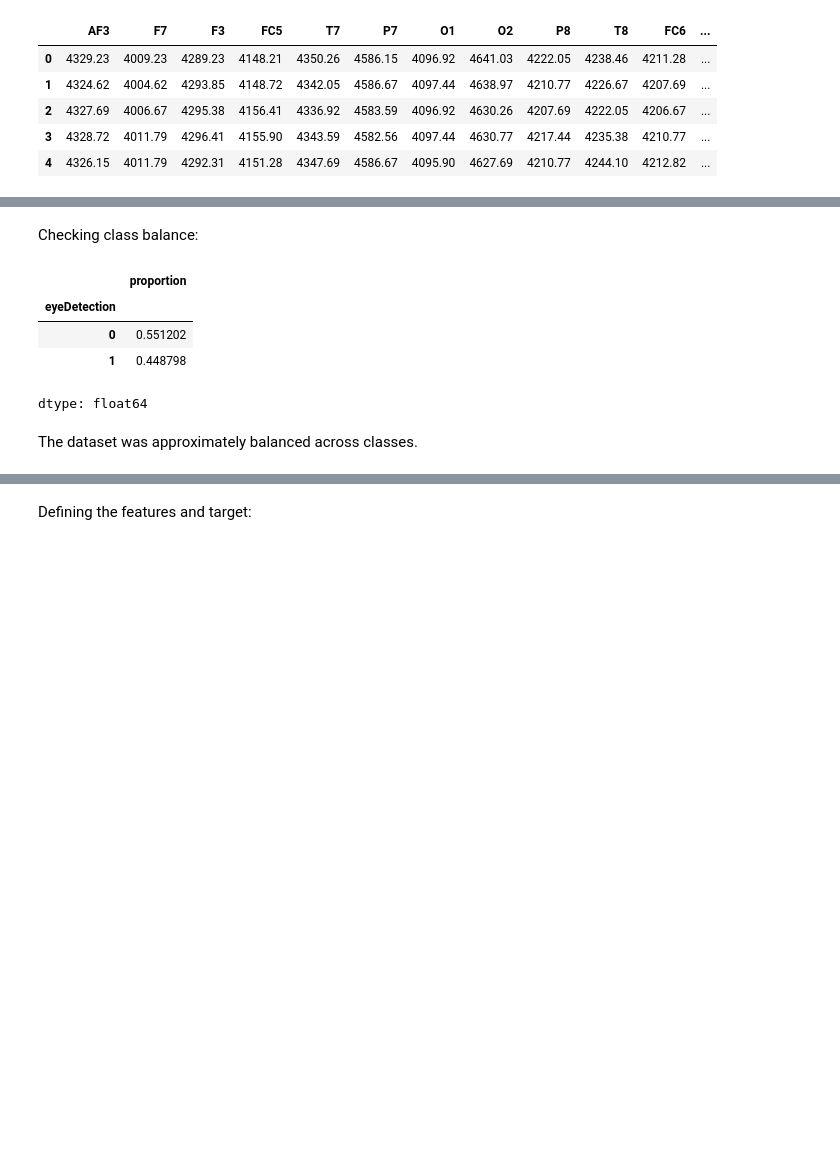
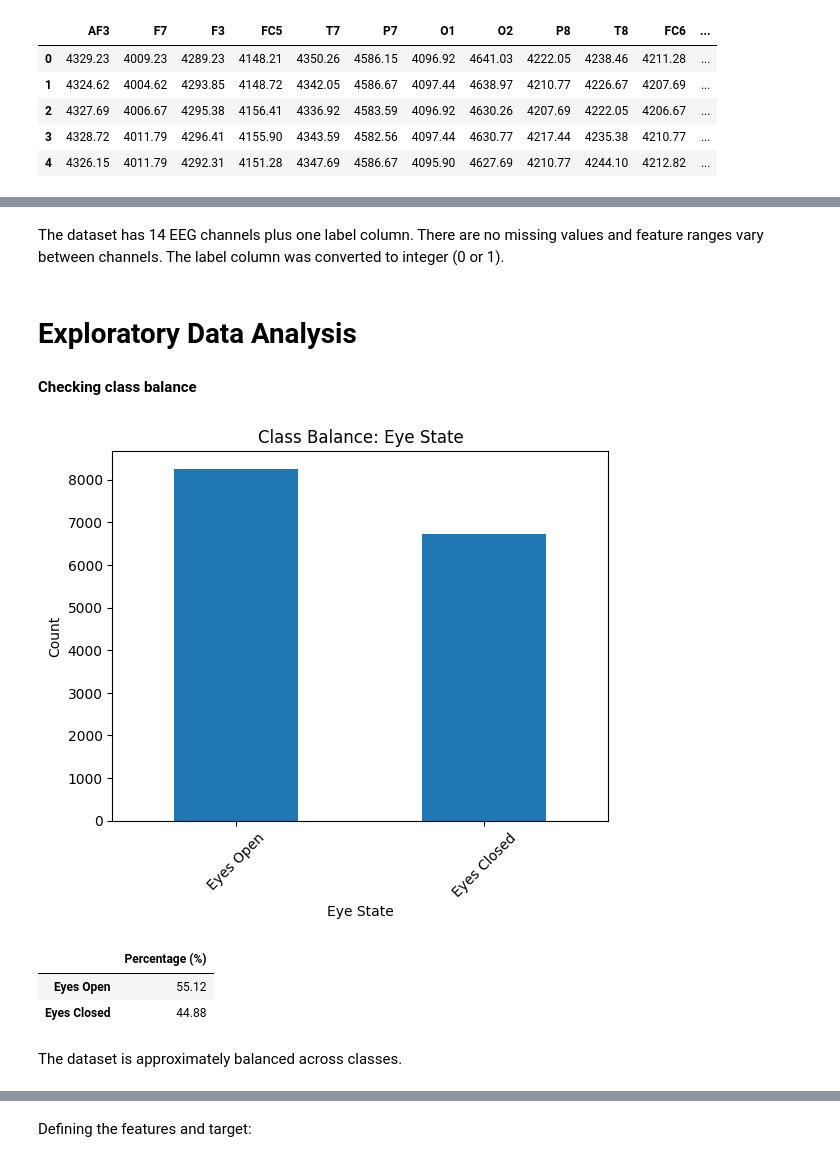
Before and after one commit to heloisa-paterno/eeg-eye-state, a Jupyter notebook: eye_state_from_eeg.ipynb, the cells around one changed output, grey strips where cells are left out. Drawn from its saved outputs; the diff is of its cells as text; code cells hidden in the pictures; blank space fills up the shorter version.

```diff
--- a/eye_state_from_eeg.ipynb
+++ b/eye_state_from_eeg.ipynb
@@ -72,12 +64,26 @@ memory usage: 1.7 MB
+# %% [markdown]
+The dataset has 14 EEG channels plus one label column. There are no missing values and feature ranges vary between channels. The label column was converted to integer (0 or 1).
+# %% [markdown]
+# Exploratory Data Analysis
 # %% [markdown]
-Checking class balance:
+**Checking class balance**
-# %%
-df["eyeDetection"].value_counts(normalize=True)
-# %% [output]
-|  | proportion |
-| eyeDetection |  |
-| 0 | 0.551202 |
-| 1 | 0.448798 |
-dtype: float64
+# %%
+df["eyeDetection"].value_counts().sort_index().plot(kind="bar")
+plt.title("Class Balance: Eye State")
+plt.xlabel("Eye State")
+plt.ylabel("Count")
+plt.xticks([0, 1], ['Eyes Open', 'Eyes Closed'],rotation=45)
+plt.show()
+
+
+counts = df["eyeDetection"].value_counts(normalize=True).sort_index() * 100
+counts.index = ["Eyes Open", "Eyes Closed"]
+counts = counts.round(2).rename("Percentage (%)").to_frame()
+counts
+# %% [output]
+[figure, added]
+|  | Percentage (%) |
+| Eyes Open | 55.12 |
+| Eyes Closed | 44.88 |
 # %% [markdown]
-The dataset was approximately balanced across classes.
+The dataset is approximately balanced across classes.
```
Also changed, not shown: parts of 62 cells of this notebook.
